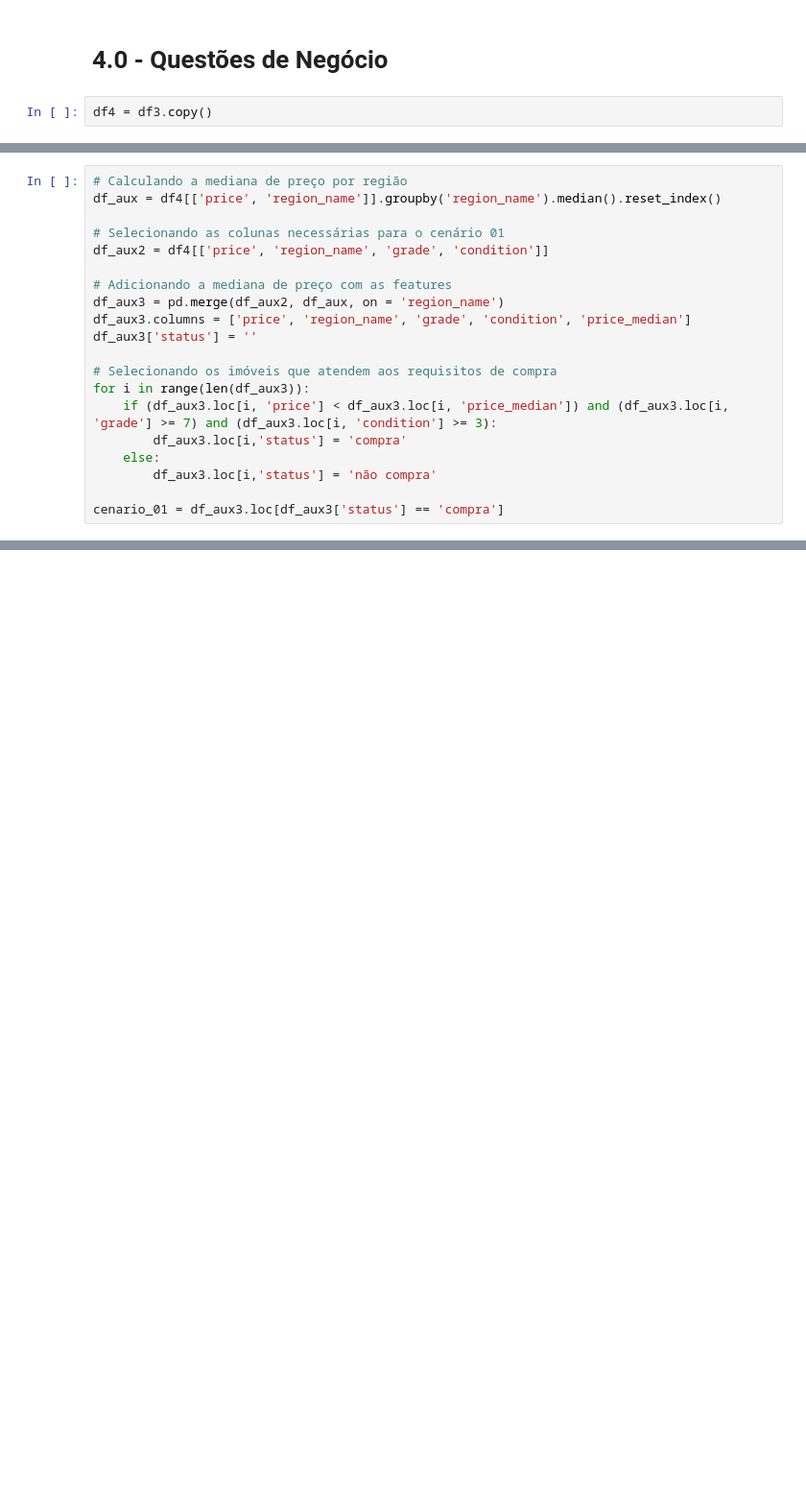
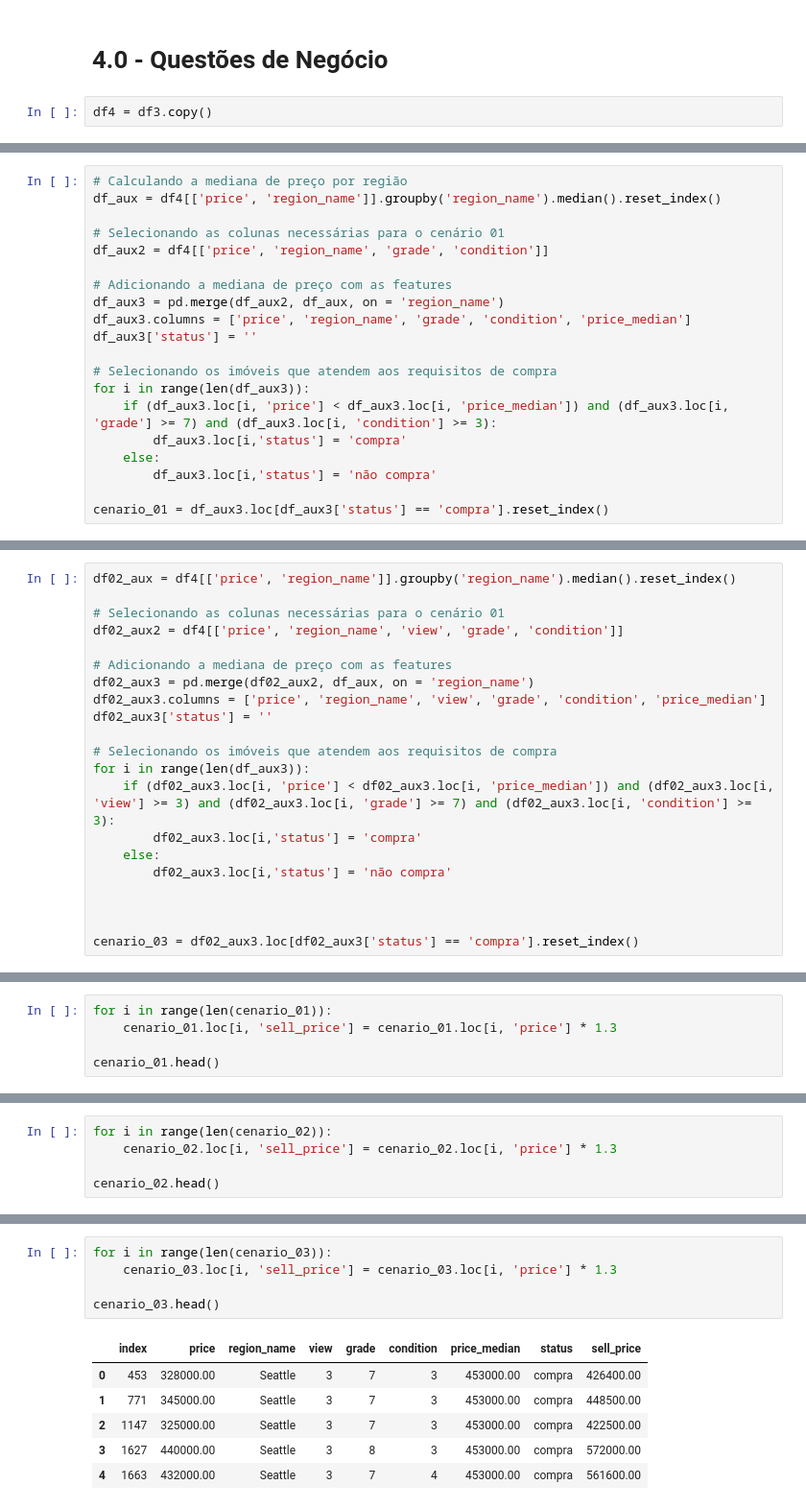
Before and after one commit to matheus-emanuel/House-Rocket-Insigths-Project, a Jupyter notebook: rocktseat_project.ipynb, the cells around one changed output, grey strips where cells are left out. Shown at 96% size. Drawn from its saved outputs; the diff is of its cells as text; blank space fills up the shorter version.

```diff
--- a/rocktseat_project.ipynb
+++ b/rocktseat_project.ipynb
@@ -606,4 +610,4 @@ for i in range(len(df_aux3)):
     else:
         df_aux3.loc[i,'status'] = 'não compra'
 
-cenario_01 = df_aux3.loc[df_aux3['status'] == 'compra']
+cenario_01 = df_aux3.loc[df_aux3['status'] == 'compra'].reset_index()
@@ -609,0 +669,21 @@ cenario_01 = df_aux3.loc[df_aux3['status'] == 'compra']
+# %%
+df02_aux = df4[['price', 'region_name']].groupby('region_name').median().reset_index()
+
+# Selecionando as colunas necessárias para o cenário 01
+df02_aux2 = df4[['price', 'region_name', 'view', 'grade', 'condition']]
+
+# Adicionando a mediana de preço com as features
+df02_aux3 = pd.merge(df02_aux2, df_aux, on = 'region_name')
+df02_aux3.columns = ['price', 'region_name', 'view', 'grade', 'condition', 'price_median']
+df02_aux3['status'] = ''
+
+# Selecionando os imóveis que atendem aos requisitos de compra
+for i in range(len(df_aux3)):
+    if (df02_aux3.loc[i, 'price'] < df02_aux3.loc[i, 'price_median']) and (df02_aux3.loc[i, 'view'] >= 3) and (df02_aux3.loc[i, 'grade'] >= 7) and (df02_aux3.loc[i, 'condition'] >= 3):
+        df02_aux3.loc[i,'status'] = 'compra'
+    else:
+        df02_aux3.loc[i,'status'] = 'não compra'
+
+
+
+cenario_03 = df02_aux3.loc[df02_aux3['status'] == 'compra'].reset_index()
@@ -609,0 +697,5 @@ cenario_01 = df_aux3.loc[df_aux3['status'] == 'compra']
+# %%
+for i in range(len(cenario_01)):
+    cenario_01.loc[i, 'sell_price'] = cenario_01.loc[i, 'price'] * 1.3
+
+cenario_01.head()
@@ -609,0 +709,5 @@ cenario_01 = df_aux3.loc[df_aux3['status'] == 'compra']
+# %%
+for i in range(len(cenario_02)):
+    cenario_02.loc[i, 'sell_price'] = cenario_02.loc[i, 'price'] * 1.3
+
+cenario_02.head()
@@ -609,0 +721,12 @@ cenario_01 = df_aux3.loc[df_aux3['status'] == 'compra']
+# %%
+for i in range(len(cenario_03)):
+    cenario_03.loc[i, 'sell_price'] = cenario_03.loc[i, 'price'] * 1.3
+
+cenario_03.head()
+# %% [output]
+|  | index | price | region_name | view | grade | condition | price_median | status | sell_price |
+| 0 | 453 | 328000.00 | Seattle | 3 | 7 | 3 | 453000.00 | compra | 426400.00 |
+| 1 | 771 | 345000.00 | Seattle | 3 | 7 | 3 | 453000.00 | compra | 448500.00 |
+| 2 | 1147 | 325000.00 | Seattle | 3 | 7 | 3 | 453000.00 | compra | 422500.00 |
+| 3 | 1627 | 440000.00 | Seattle | 3 | 8 | 3 | 453000.00 | compra | 572000.00 |
+| 4 | 1663 | 432000.00 | Seattle | 3 | 7 | 4 | 453000.00 | compra | 561600.00 |
```
Also changed, not shown: parts of 18 cells of this notebook.
